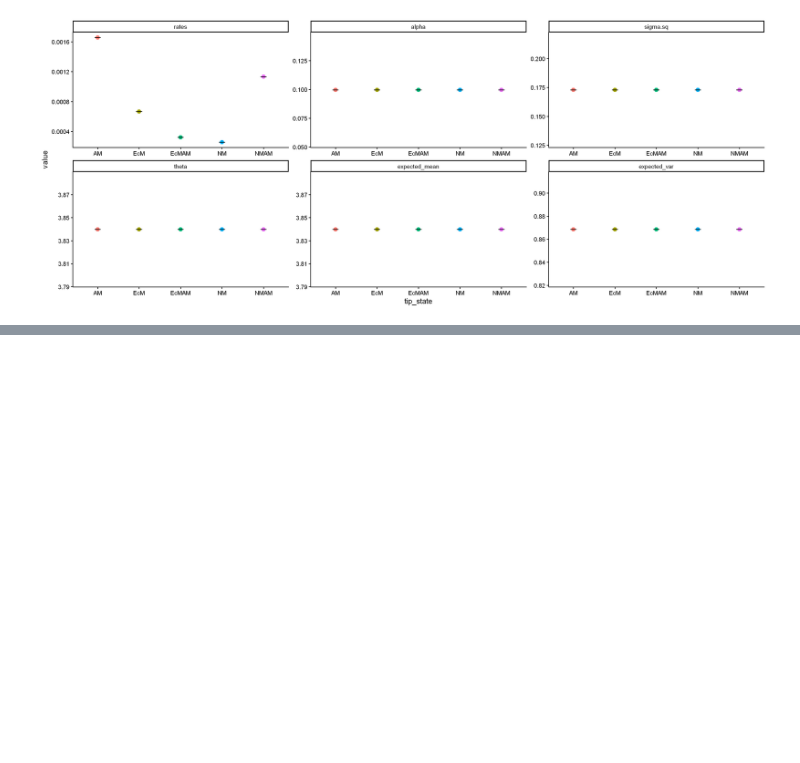
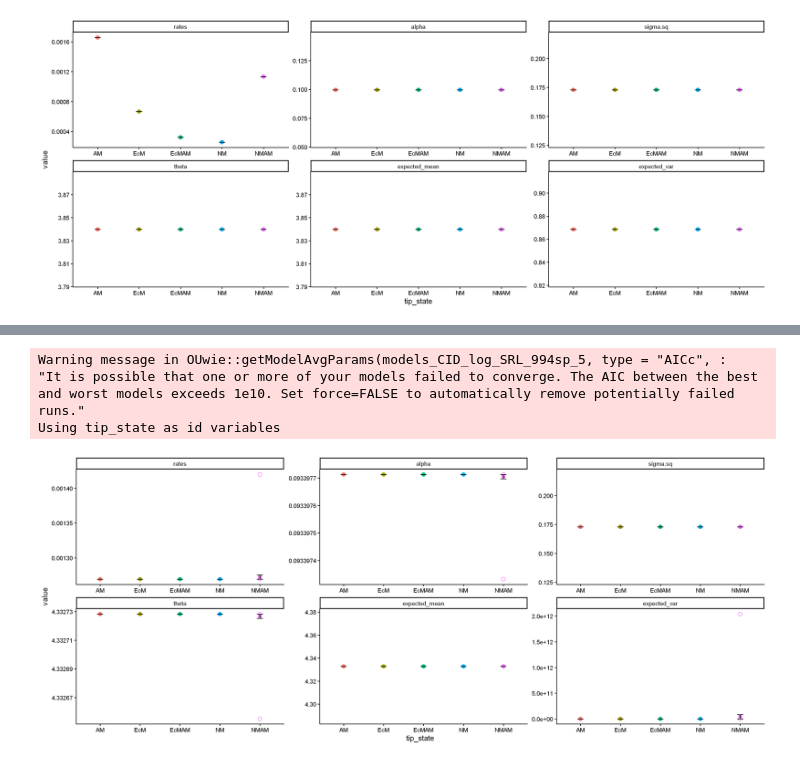
Before and after one commit to anoban/wsu, a Jupyter notebook: R/notebooks/houwiesummary.ipynb, the cells around one changed output, grey strips where cells are left out. Drawn from its saved outputs; the diff is of its cells as text; code cells hidden in the pictures; blank space fills up the shorter version.

```diff
--- a/R/notebooks/houwiesummary.ipynb
+++ b/R/notebooks/houwiesummary.ipynb
@@ -821,0 +825,18 @@ ERROR: Error in as.data.frame.default(x[[i]], optional = TRUE, stringsAsFactors
+# %%
+# force the potentially failed model to be included in the average calculations
+
+capture.output(avg_models_CID_logSRL_994sp_5_forced <- OUwie::getModelAvgParams(models_CID_log_SRL_994sp_5, type = "AICc", force = TRUE), file = nullfile())
+plot_df <- reshape2::melt(avg_models_CID_logSRL_994sp_5_forced)
+plt <- ggplot(plot_df, aes(x = tip_state, y = value, color = tip_state)) +
+    geom_point(size = 5, shape = 21) +
+    stat_summary(fun = mean, geom = "point", aes(group = 1, size = 2)) +
+    stat_summary(fun.data = "mean_se", geom = "errorbar", aes(group = 1), width = 0.15, color = "black") +
+    theme_classic(base_size = 22) +
+    theme(legend.position = "none") +
+    facet_wrap(~variable, scales = "free")
+plot(plt)
+# %% [output]
+Warning message in OUwie::getModelAvgParams(models_CID_log_SRL_994sp_5, type = "AICc", :
+"It is possible that one or more of your models failed to converge. The AIC between the best and worst models exceeds 1e10. Set force=FALSE to automatically remove potentially failed runs."
+Using tip_state as id variables
+[figure, added]
```
Also changed, not shown: parts of 2 cells of this notebook, 2 other files.
